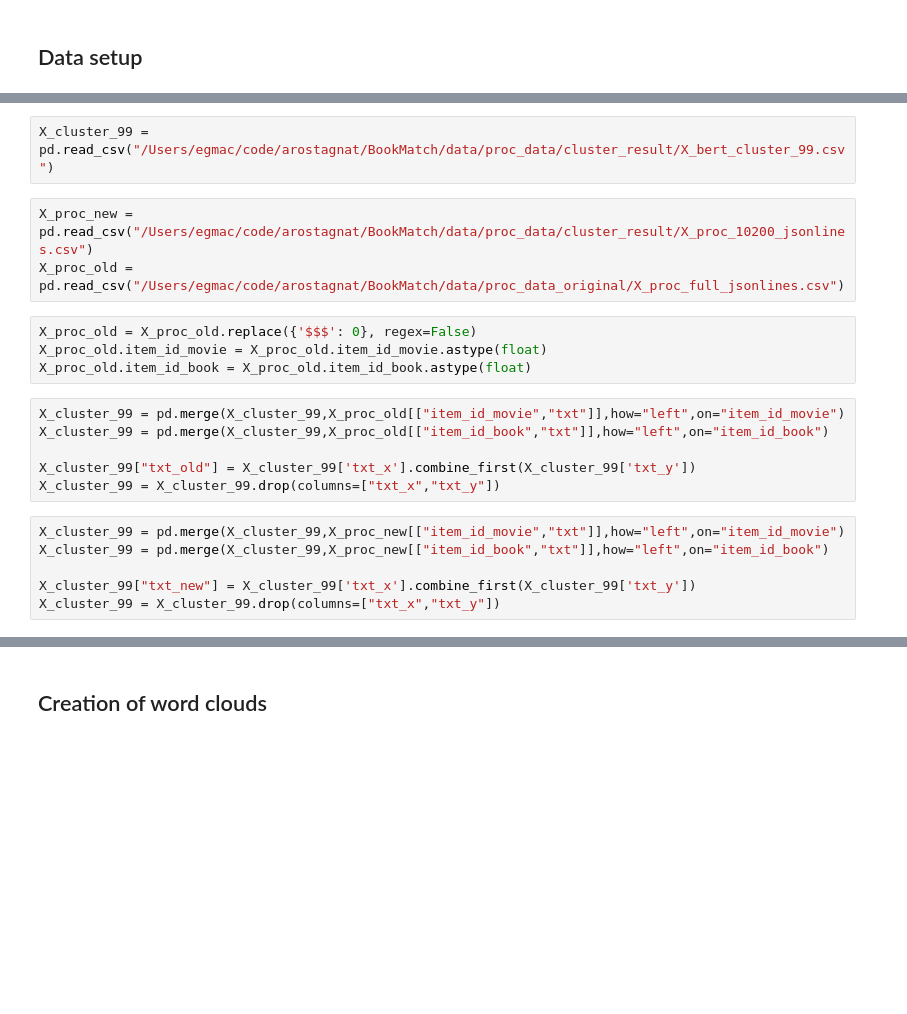
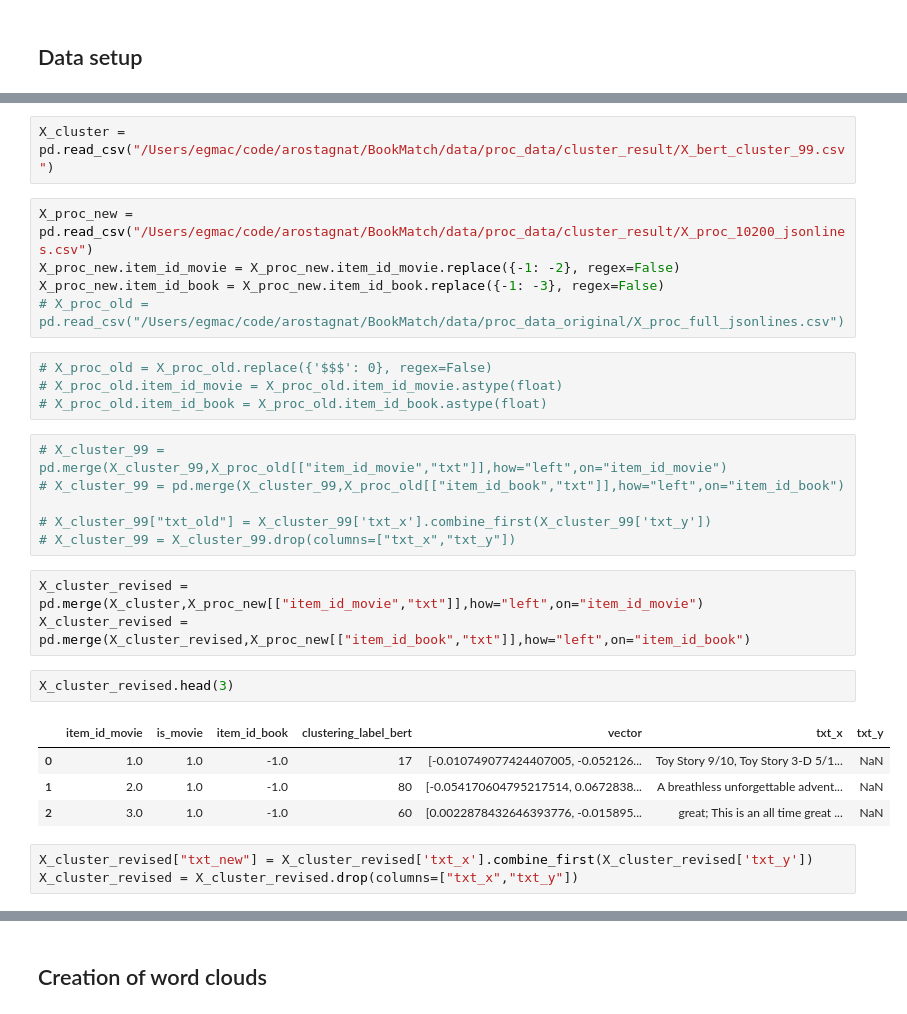
Before and after one commit to arostagnat/BookMatch, a Jupyter notebook: notebooks/word_clouds.ipynb, the cells around one changed output, grey strips where cells are left out. Drawn from its saved outputs; the diff is of its cells as text; blank space fills up the shorter version.

```diff
--- a/notebooks/word_clouds.ipynb
+++ b/notebooks/word_clouds.ipynb
@@ -10,24 +11,33 @@ import matplotlib.pyplot as plt
 %matplotlib inline
 from wordcloud import WordCloud
 # %%
-X_cluster_99 = pd.read_csv("/Users/egmac/code/arostagnat/BookMatch/data/proc_data/cluster_result/X_bert_cluster_99.csv")
+X_cluster = pd.read_csv("/Users/egmac/code/arostagnat/BookMatch/data/proc_data/cluster_result/X_bert_cluster_99.csv")
 # %%
 X_proc_new = pd.read_csv("/Users/egmac/code/arostagnat/BookMatch/data/proc_data/cluster_result/X_proc_10200_jsonlines.csv")
-X_proc_old = pd.read_csv("/Users/egmac/code/arostagnat/BookMatch/data/proc_data_original/X_proc_full_jsonlines.csv")
+X_proc_new.item_id_movie = X_proc_new.item_id_movie.replace({-1: -2}, regex=False)
+X_proc_new.item_id_book = X_proc_new.item_id_book.replace({-1: -3}, regex=False)
+# X_proc_old = pd.read_csv("/Users/egmac/code/arostagnat/BookMatch/data/proc_data_original/X_proc_full_jsonlines.csv")
 # %%
-X_proc_old = X_proc_old.replace({'$$$': 0}, regex=False)
-X_proc_old.item_id_movie = X_proc_old.item_id_movie.astype(float)
-X_proc_old.item_id_book = X_proc_old.item_id_book.astype(float)
+# X_proc_old = X_proc_old.replace({'$$$': 0}, regex=False)
+# X_proc_old.item_id_movie = X_proc_old.item_id_movie.astype(float)
+# X_proc_old.item_id_book = X_proc_old.item_id_book.astype(float)
 # %%
-X_cluster_99 = pd.merge(X_cluster_99,X_proc_old[["item_id_movie","txt"]],how="left",on="item_id_movie")
-X_cluster_99 = pd.merge(X_cluster_99,X_proc_old[["item_id_book","txt"]],how="left",on="item_id_book")
+# X_cluster_99 = pd.merge(X_cluster_99,X_proc_old[["item_id_movie","txt"]],how="left",on="item_id_movie")
+# X_cluster_99 = pd.merge(X_cluster_99,X_proc_old[["item_id_book","txt"]],how="left",on="item_id_book")
 
-X_cluster_99["txt_old"] = X_cluster_99['txt_x'].combine_first(X_cluster_99['txt_y'])
-X_cluster_99 = X_cluster_99.drop(columns=["txt_x","txt_y"])
+# X_cluster_99["txt_old"] = X_cluster_99['txt_x'].combine_first(X_cluster_99['txt_y'])
+# X_cluster_99 = X_cluster_99.drop(columns=["txt_x","txt_y"])
 # %%
-X_cluster_99 = pd.merge(X_cluster_99,X_proc_new[["item_id_movie","txt"]],how="left",on="item_id_movie")
-X_cluster_99 = pd.merge(X_cluster_99,X_proc_new[["item_id_book","txt"]],how="left",on="item_id_book")
-
-X_cluster_99["txt_new"] = X_cluster_99['txt_x'].combine_first(X_cluster_99['txt_y'])
-X_cluster_99 = X_cluster_99.drop(columns=["txt_x","txt_y"])
+X_cluster_revised = pd.merge(X_cluster,X_proc_new[["item_id_movie","txt"]],how="left",on="item_id_movie")
+X_cluster_revised = pd.merge(X_cluster_revised,X_proc_new[["item_id_book","txt"]],how="left",on="item_id_book")
+# %%
+X_cluster_revised.head(3)
+# %% [output]
+|  | item_id_movie | is_movie | item_id_book | clustering_label_bert | vector | txt_x | txt_y |
+| 0 | 1.0 | 1.0 | -1.0 | 17 | [-0.010749077424407005, -0.052126... | Toy Story 9/10, Toy Story 3-D 5/1... | NaN |
+| 1 | 2.0 | 1.0 | -1.0 | 80 | [-0.054170604795217514, 0.0672838... | A breathless unforgettable advent... | NaN |
+| 2 | 3.0 | 1.0 | -1.0 | 60 | [0.0022878432646393776, -0.015895... | great; This is an all time great ... | NaN |
+# %%
+X_cluster_revised["txt_new"] = X_cluster_revised['txt_x'].combine_first(X_cluster_revised['txt_y'])
+X_cluster_revised = X_cluster_revised.drop(columns=["txt_x","txt_y"])
 # %%
```
Also changed, not shown: parts of 19 cells of this notebook, 1 other file.
